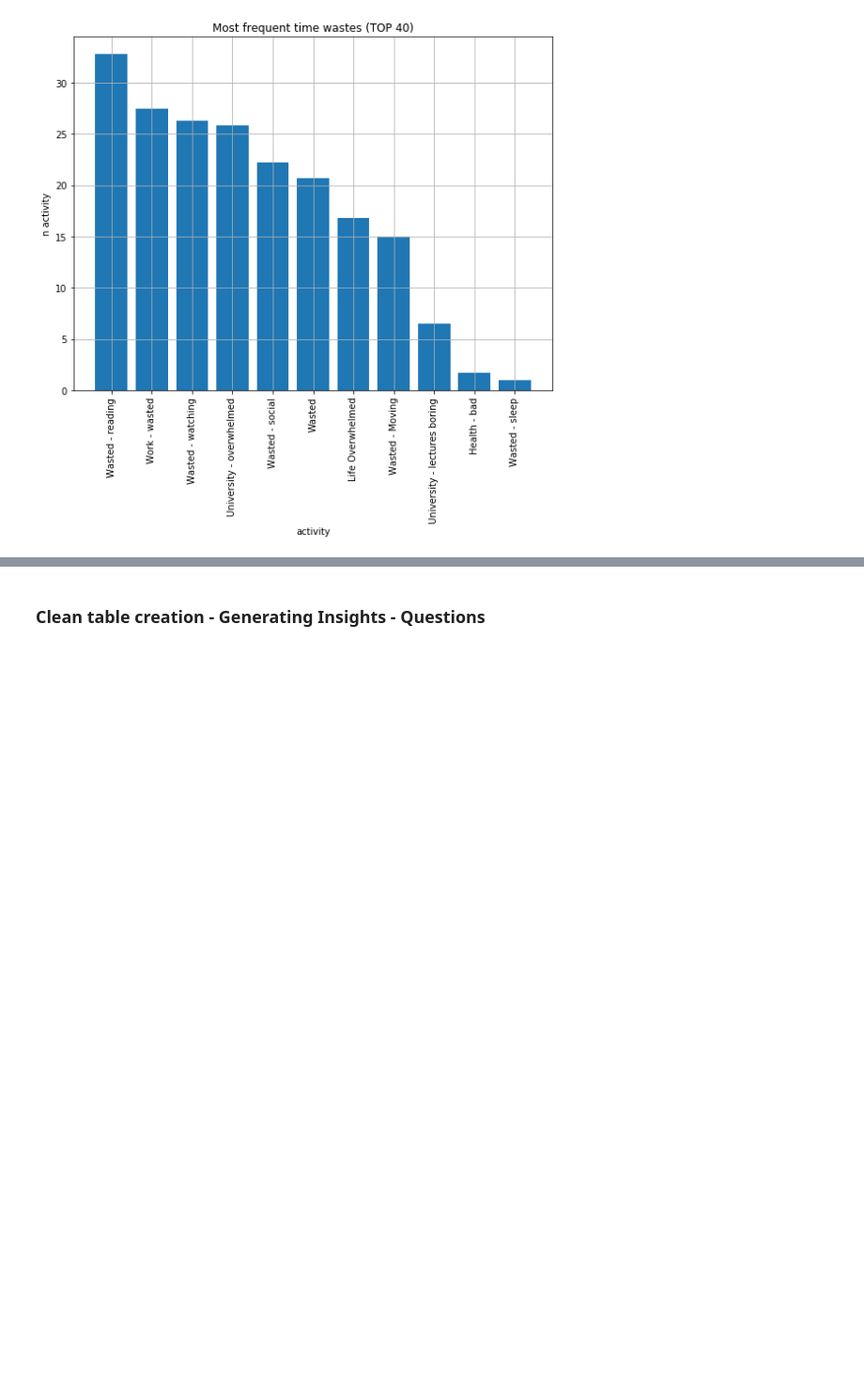
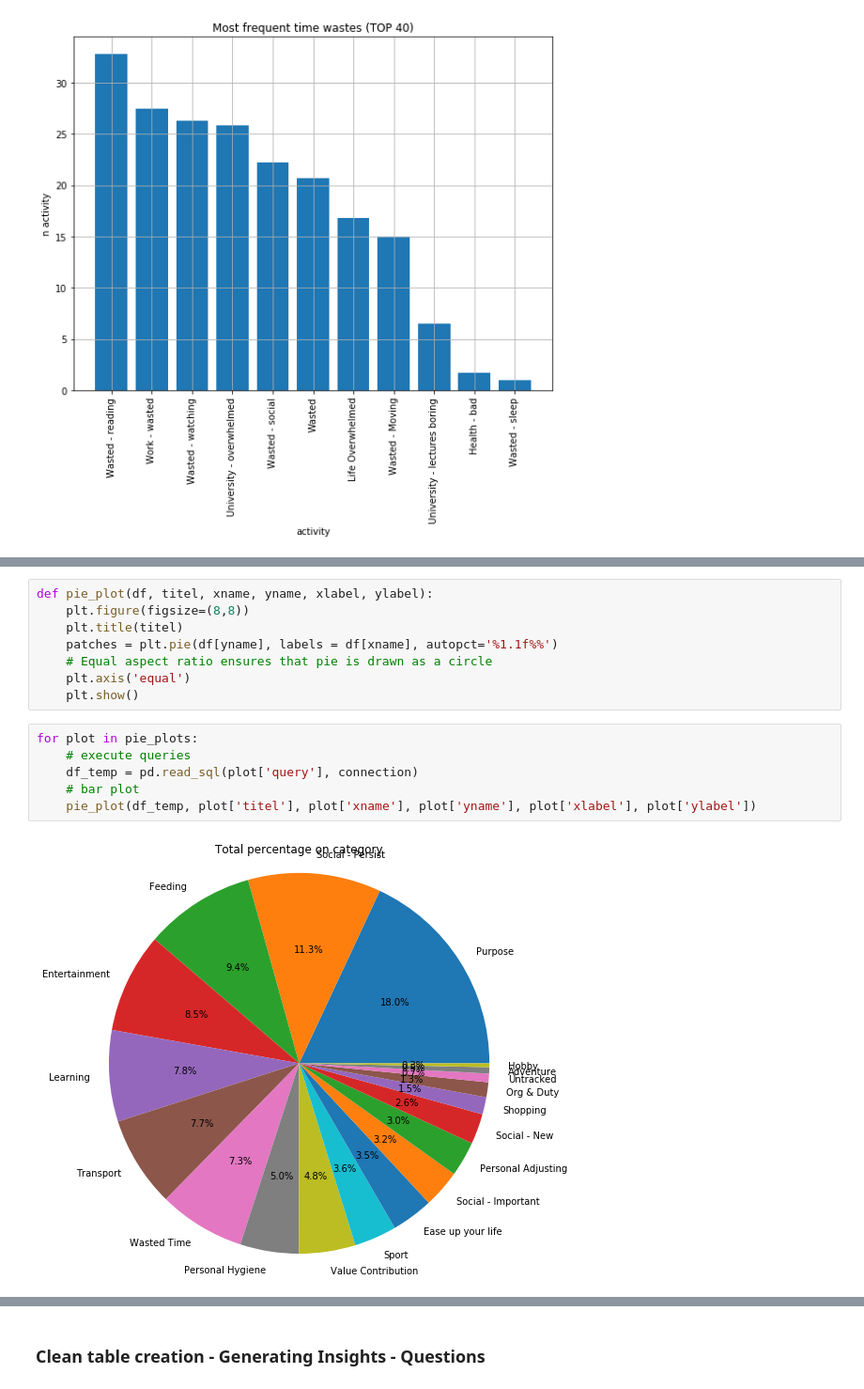
Before and after one commit to FollowJack/machine-learning-masterclass, a Jupyter notebook: project_10_activity_analysis/01_data_exploratory_analysis_sql.ipynb, the cells around one changed output, grey strips where cells are left out. Shown at 94% size. Cells and saved outputs as stored; diff of their text form; blank space fills up the shorter version.

Commit message:
Finish SQL queries for data exploratory

```diff
--- a/project_10_activity_analysis/01_data_exploratory_analysis_sql.ipynb
+++ b/project_10_activity_analysis/01_data_exploratory_analysis_sql.ipynb
@@ -576,0 +601,16 @@ Conclusion: TODO What does this information bring me?
+# %%
+def pie_plot(df, titel, xname, yname, xlabel, ylabel):
+    plt.figure(figsize=(8,8))
+    plt.title(titel)
+    patches = plt.pie(df[yname], labels = df[xname], autopct='%1.1f%%')
+    # Equal aspect ratio ensures that pie is drawn as a circle
+    plt.axis('equal')
+    plt.show()
+# %%
+for plot in pie_plots:
+    # execute queries
+    df_temp = pd.read_sql(plot['query'], connection)
+    # bar plot
+    pie_plot(df_temp, plot['titel'], plot['xname'], plot['yname'], plot['xlabel'], plot['ylabel'])
+# %% [output]
+[figure, added]
```
Also changed, not shown: parts of 45 cells of this notebook, 2 other files.
